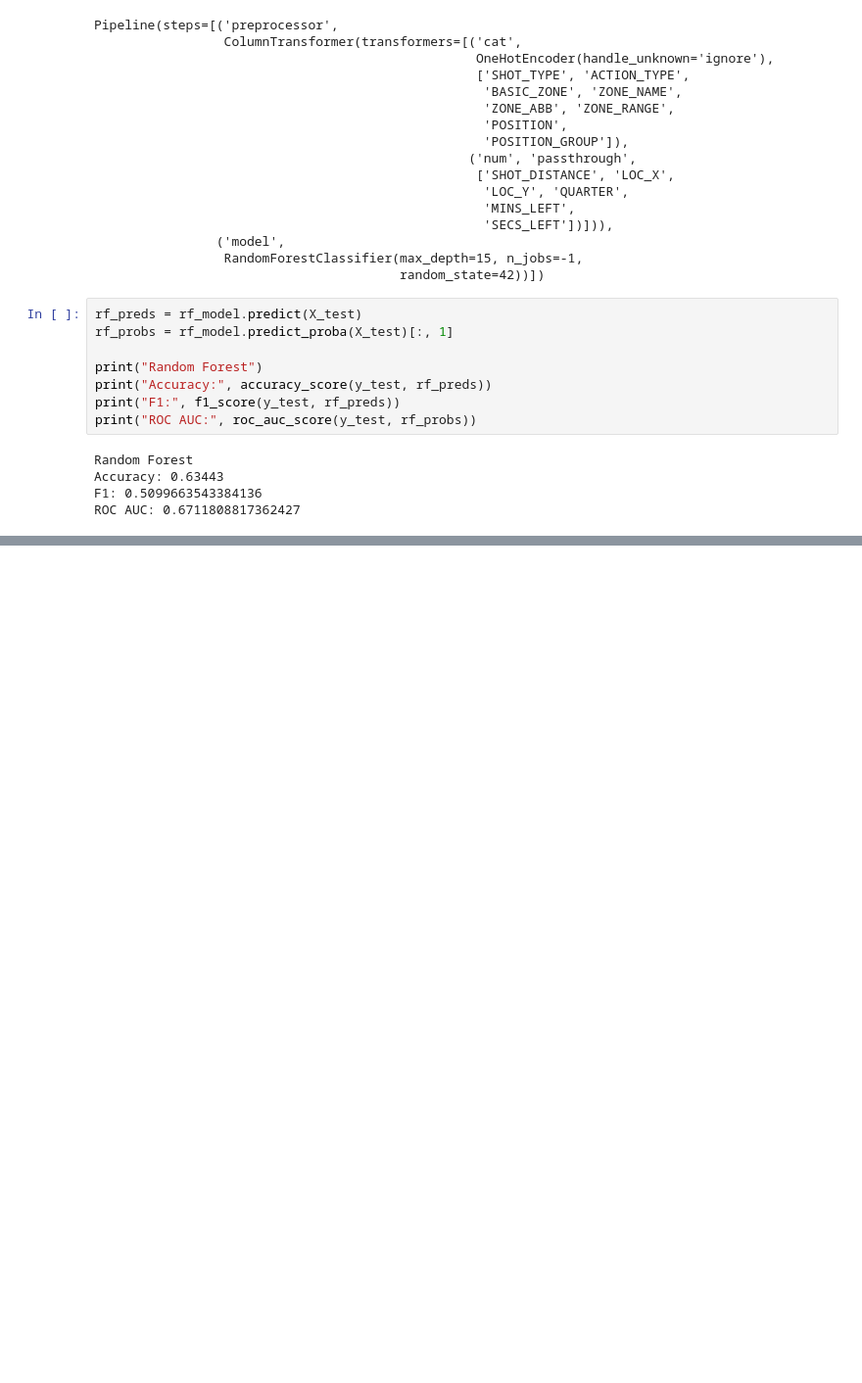
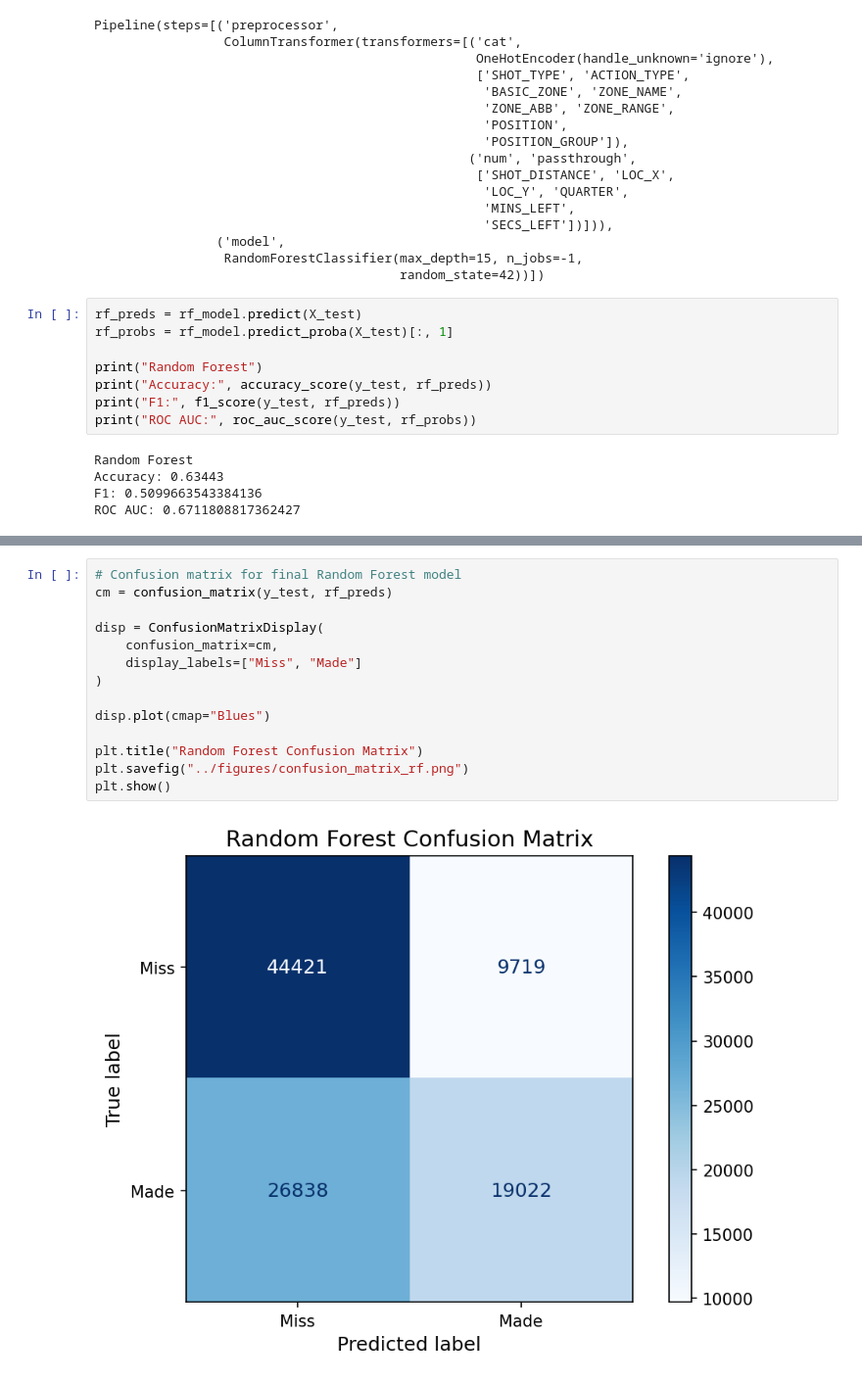
Before and after one commit to Lucien1010/dsc148-final-project, a Jupyter notebook: notebooks/NBA_Shot_Prediction.ipynb, the cells around one changed output, grey strips where cells are left out. Shown at 98% size. Drawn from its saved outputs; the diff is of its cells as text; blank space fills up the shorter version.

```diff
--- a/notebooks/NBA_Shot_Prediction.ipynb
+++ b/notebooks/NBA_Shot_Prediction.ipynb
@@ -427,0 +597,16 @@ results
+# %%
+# Confusion matrix for final Random Forest model
+cm = confusion_matrix(y_test, rf_preds)
+
+disp = ConfusionMatrixDisplay(
+    confusion_matrix=cm,
+    display_labels=["Miss", "Made"]
+)
+
+disp.plot(cmap="Blues")
+
+plt.title("Random Forest Confusion Matrix")
+plt.savefig("../figures/confusion_matrix_rf.png")
+plt.show()
+# %% [output]
+[figure, added]
```
Also changed, not shown: parts of 14 cells of this notebook, 6 other files.
